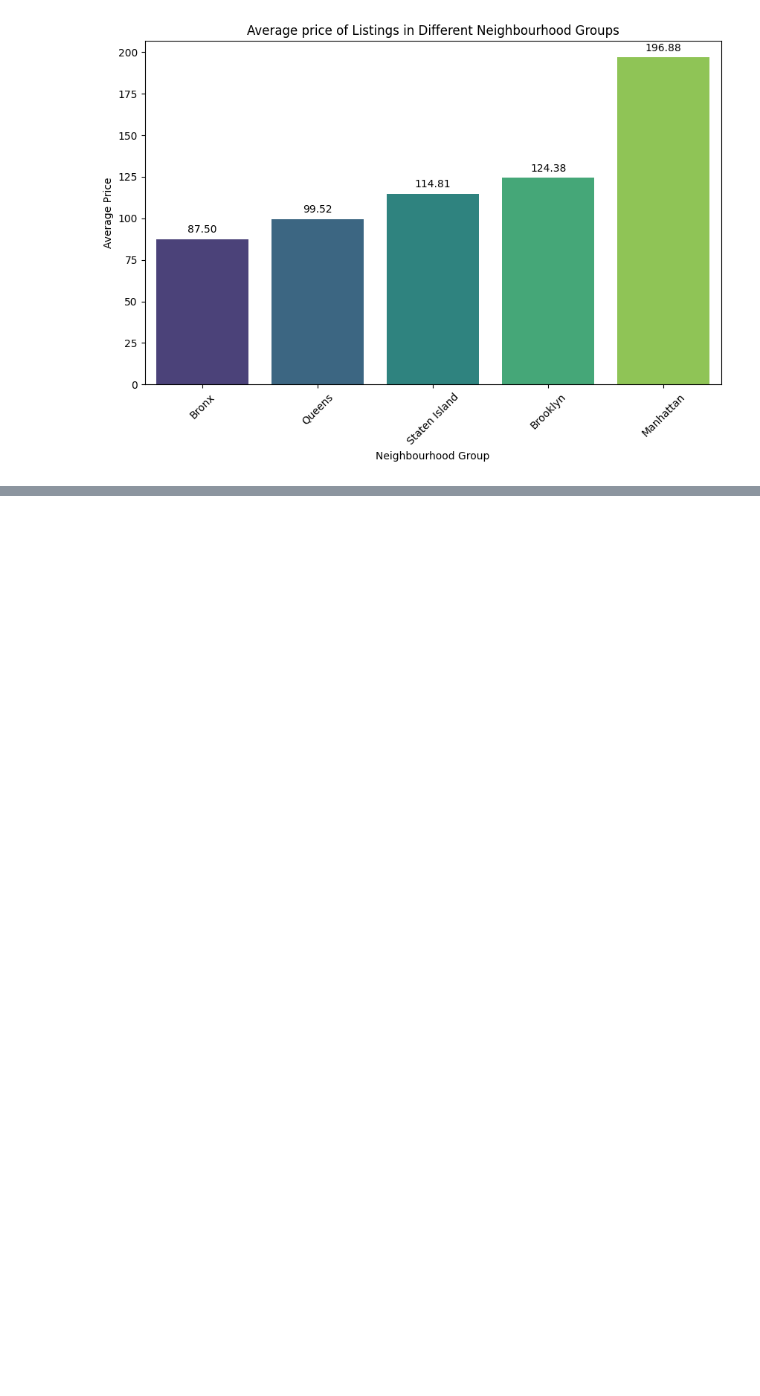
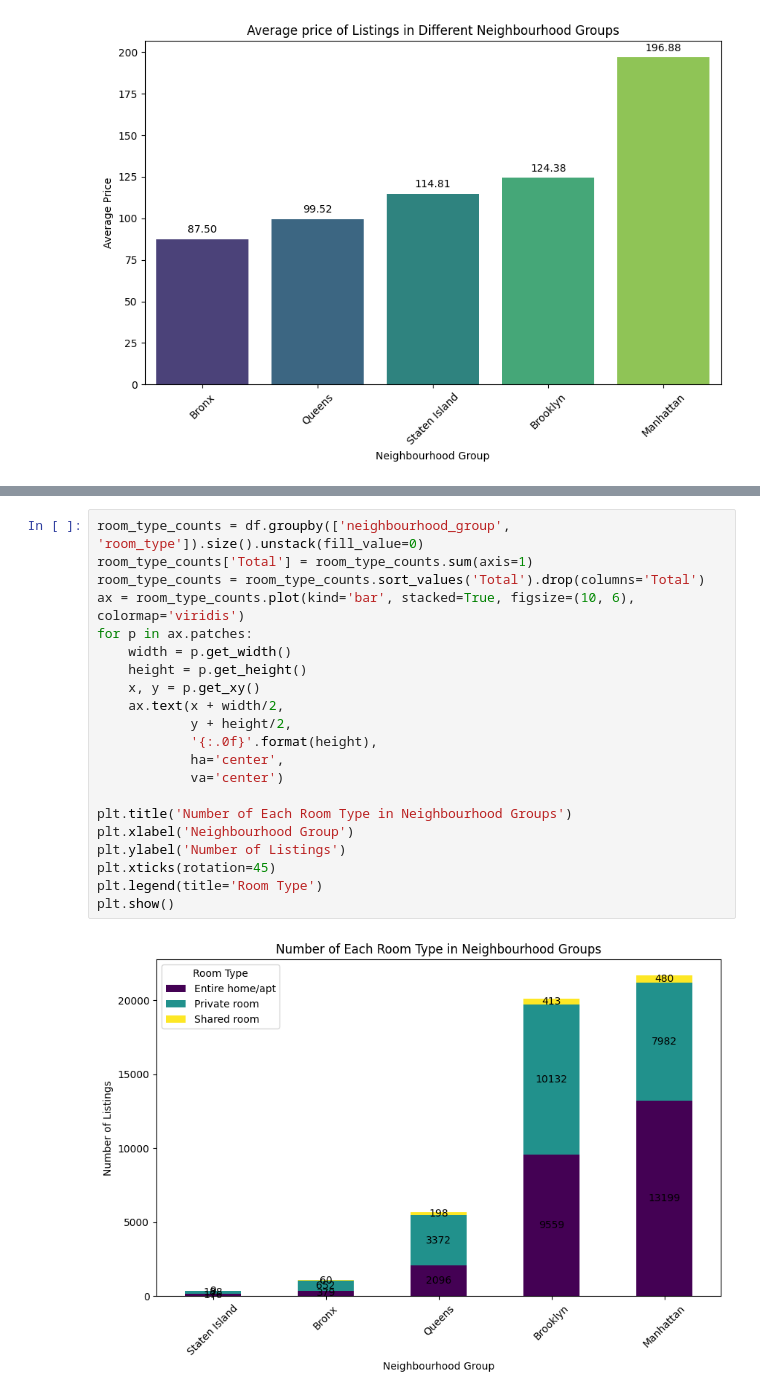
Before and after one commit to AdityaSai2004/NYC_Airbnb-EDA, a Jupyter notebook: eda.ipynb, the cells around one changed output, grey strips where cells are left out. Drawn from its saved outputs; the diff is of its cells as text; blank space fills up the shorter version.

```diff
--- a/eda.ipynb
+++ b/eda.ipynb
@@ -173,0 +197,23 @@ Passing `palette` without assigning `hue` is deprecated and will be removed in v
+# %%
+room_type_counts = df.groupby(['neighbourhood_group', 'room_type']).size().unstack(fill_value=0)
+room_type_counts['Total'] = room_type_counts.sum(axis=1)
+room_type_counts = room_type_counts.sort_values('Total').drop(columns='Total')
+ax = room_type_counts.plot(kind='bar', stacked=True, figsize=(10, 6), colormap='viridis')
+for p in ax.patches:
+    width = p.get_width()
+    height = p.get_height()
+    x, y = p.get_xy()
+    ax.text(x + width/2,
+            y + height/2,
+            '{:.0f}'.format(height),
+            ha='center',
+            va='center')
+
+plt.title('Number of Each Room Type in Neighbourhood Groups')
+plt.xlabel('Neighbourhood Group')
+plt.ylabel('Number of Listings')
+plt.xticks(rotation=45)
+plt.legend(title='Room Type')
+plt.show()
+# %% [output]
+[figure, added]
```
Also changed, not shown: parts of 2 cells of this notebook.
